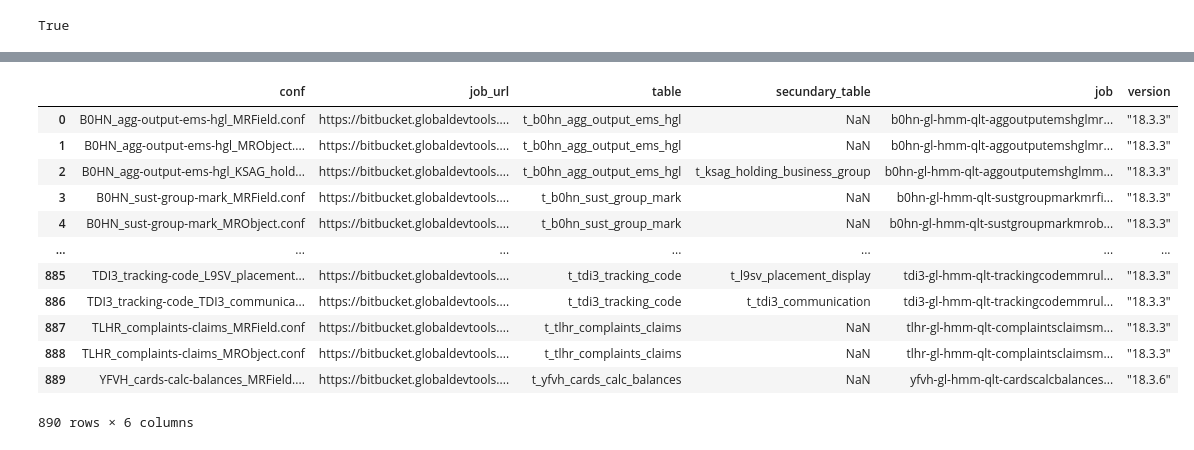
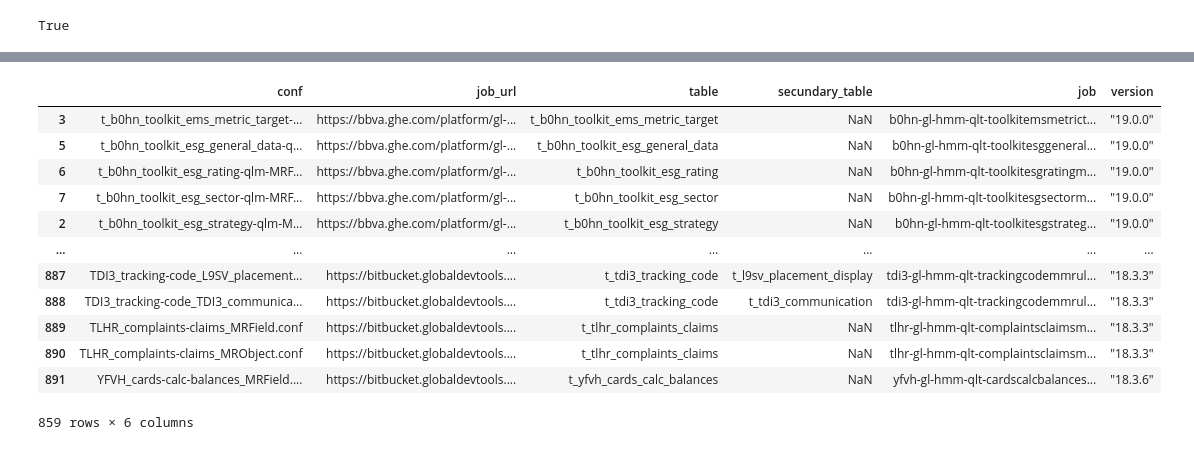
Before and after one commit to julenmontes/comprobacion_wip_JOBS, a Jupyter notebook: jobs_wip_conf_url_INTRAQ.ipynb, the cells around one changed output, grey strips where cells are left out. Drawn from its saved outputs; the diff is of its cells as text; code cells hidden in the pictures.

```diff
--- a/jobs_wip_conf_url_INTRAQ.ipynb
+++ b/jobs_wip_conf_url_INTRAQ.ipynb
@@ -199,21 +201,21 @@ other_job_ame = {
 # %% [markdown]
 WIP confs
 # %%
-cols = ['STATUS IMPLANTATION','TABLE (en C360)','Secondary Table (4.3-5.2-6.4)','Conf (MRField, ORField, OCField,...)', 'Conf name', 'version  FINISHED','Url conf\nv13.0.4 (new)','Url Extralibs','IMPLANTATION TYPE']
+cols = ['UUAA','STATUS IMPLANTATION','TABLE (en C360)','Secondary Table (4.3-5.2-6.4)','Conf (MRField, ORField, OCField,...)', 'Conf name', 'version  FINISHED','Url conf\nv13.0.4 (new)','Url Extralibs','IMPLANTATION TYPE']
 wip = pd.read_csv('wip_final.csv', header=1)[cols].dropna(subset='version  FINISHED')
-
 wip = wip[wip['STATUS IMPLANTATION']=="DELIVERED"]
 
 wip['version_simple'] = wip['version  FINISHED'].str.replace("5.0.15","5.0.1").str.replace(".","").astype(int)
-wip['unique_id'] = wip['TABLE (en C360)'].str[6:].str.replace('_','').str[:19] + wip['Conf name'].str.lower().str.split('_').str[-1].str.split('.').str[0]
-wip['NombreJob'] = wip['Conf name'].str[:4].str.lower() + '-' + 'gl' + '-' + 'hmm' + '-' + 'qlt' + '-' + wip['unique_id'] + '-'
+wip['unique_id'] = wip['TABLE (en C360)'].str[6:].str.replace('_','').str[:19] + wip['Conf name'].str.lower().str.split('-').str[-1].str.split('.').str[0]
+wip['NombreJob'] = wip['UUAA'].str[:4].str.lower() + '-' + 'gl' + '-' + 'hmm' + '-' + 'qlt' + '-' + wip['unique_id'] + '-'
 wip.sort_values(['version_simple','Url Extralibs','version_simple'], inplace=True, ascending=False)
 wip.drop_duplicates(subset=['Conf name','version_simple'], inplace=True)
 wip.reset_index(drop=True,inplace=True)
 print(wip.columns)
 print('\nNULOS:\n-----------')
 print(wip.isnull().sum())
-wip.columns = ['satus_implantation','table','secundary_table','conf_type','conf','version','ConfigURL','Extralibs','implantation','version_simple','unique_id','NombreJob']
+wip.columns = ['ua','status_implantation','table','secundary_table','conf_type','conf','version','ConfigURL','Extralibs','implantation','version_simple','unique_id','NombreJob']
+wip = wip[wip.conf.str.contains('-qlm-')]
 wip['len_unique_id'] = wip.unique_id.str.len()
 wip.tail(2)
 # %% [output]
@@ -272,5 +266,5 @@ print(wip['len_unique_id'].max())
 # %%
-wip_confs = wip.sort_values(by='version_simple',ascending=False)[['implantation','conf','ConfigURL','Extralibs','NombreJob','version','version_simple']]
+wip_confs = wip.sort_values(by='version_simple',ascending=False)[['implantation','conf','ConfigURL','Extralibs','NombreJob','version','version_simple','ua']]
 
 wip_confs['Extralibs'] = np.where(
     wip_confs['conf'].duplicated(keep=False),
@@ -286,7 +280,7 @@ wip_confs['NombreJobFinal'] = np.where(
     wip_confs['NombreJob'] + '01'
     )
 wip_confs = wip_confs.drop(columns=['NombreJob'])
-wip_confs['UA'] = wip_confs['conf'].str[:4].str.lower()
+wip_confs['UA'] = wip_confs['ua'].str.lower()
 wip_confs['len_NombreJobFinal'] = wip_confs.NombreJobFinal.str.len()
 
 if not UUAAs:
@@ -332,12 +318,12 @@ print(wip_confs['len_NombreJobFinal'].max())
 Revisamos ramas de cada directorio y creamos directorios
 # %%
 #Revisamos rama de cada directorio
-ruta_confs = "C:/Users/O005820/Documents/repositorios/GDH_c360_hammurabi_UUAAs/{}/glgldh360gloqlt/"
+ruta_confs = "C:/Users/O005820/Documents/repositorios/GDH_c360_hammurabi_UUAAs_GITHUB/{}/gl-cs-360-gdh-qlt-{}/"
 ramas = []
 print(UUAAs)
 for UA in UUAAs:
     print('- ',UA)
-    ruta_ua = ruta_confs.format(UA)
+    ruta_ua = ruta_confs.format(UA,UA)
     git = 'git -C {0} rev-parse --abbrev-ref HEAD'.format(ruta_ua)
     rama = str(os.popen(git).read()).strip()
     ramas.append(rama)
@@ -357,15 +347,14 @@ ramas unicas (siempre debemos actuar sobre una)
 # %%
 #Reseteamos directorios (eliminamos y volvemos a crear)
-ruta_confs = "C:/Users/O005820/Documents/repositorios/GDH_c360_hammurabi_UUAAs/{}/glgldh360gloqlt/"
+ruta_confs = "C:/Users/O005820/Documents/repositorios/GDH_c360_hammurabi_UUAAs_GITHUB/{}/gl-cs-360-gdh-qlt-{}/"
 geo_ruta_dict = {
     'europa': '01',
-    'america':'02',
     'america-ada':'02'
     }
 print(UUAAs)
 for UA in UUAAs:
     print(UA)
-    ruta_ua = ruta_confs.format(UA)
+    ruta_ua = ruta_confs.format(UA,UA)
     shutil.rmtree(ruta_ua+'/hammurabi/jobs/')
     for geo_ruta in geo_ruta_dict.keys():
         os.makedirs(ruta_ua+'/hammurabi/jobs/'+geo_ruta)
@@ -561,27 +553,28 @@ UUAAs SI afectadas:
 # %%
 conf_url_NEW = pd.DataFrame(conf_job_dict.items(), columns=['conf', 'job_url']).merge(wip[['table','secundary_table','conf']].drop_duplicates(subset='conf').dropna(subset=['table','conf']),how='left',on='conf')
 conf_url_NEW['job'] = conf_url_NEW.job_url.apply(lambda x: x.split('/')[-1])
 conf_url_NEW['job'] = conf_url_NEW.job.apply(lambda x: x.split('?')[0])
-conf_url_NEW['version'] = conf_url_NEW.job_url.str[-6:]
+# conf_url_NEW['version'] = conf_url_NEW.job_url.str[-6:]
+conf_url_NEW['version'] = conf_url_NEW.job_url.apply(lambda x:str(x).split('/blob/')[2].split('/hammurabi/')[0])
 conf_url = pd.concat([conf_url_OLD,conf_url_NEW],axis=0)
 conf_url['version'] = '"' + conf_url['version'].str.replace('"','') + '"'
 conf_url['type'] = conf_url.conf.str.extract(r'_(.{6,8}).conf').replace({'MRField':1, 'MRObject':2, 'MMRule':3})
 conf_url.sort_values(['table','type'], inplace=True)
 conf_url.drop(columns='type', inplace=True)
 conf_url.to_csv('wip_conf_url_NEW.csv',sep=';',index=False)
 conf_url
 # %% [output]
 |  | conf | job_url | table | secundary_table | job | version |
-| 0 | B0HN_agg-output-ems-hgl_MRField.conf | https://bitbucket.globaldevtools.... | t_b0hn_agg_output_ems_hgl | NaN | b0hn-gl-hmm-qlt-aggoutputemshglmr... | "18.3.3" |
-| 1 | B0HN_agg-output-ems-hgl_MRObject.... | https://bitbucket.globaldevtools.... | t_b0hn_agg_output_ems_hgl | NaN | b0hn-gl-hmm-qlt-aggoutputemshglmr... | "18.3.3" |
-| 2 | B0HN_agg-output-ems-hgl_KSAG_hold... | https://bitbucket.globaldevtools.... | t_b0hn_agg_output_ems_hgl | t_ksag_holding_business_group | b0hn-gl-hmm-qlt-aggoutputemshglmm... | "18.3.3" |
-| 3 | B0HN_sust-group-mark_MRField.conf | https://bitbucket.globaldevtools.... | t_b0hn_sust_group_mark | NaN | b0hn-gl-hmm-qlt-sustgroupmarkmrfi... | "18.3.3" |
-| 4 | B0HN_sust-group-mark_MRObject.conf | https://bitbucket.globaldevtools.... | t_b0hn_sust_group_mark | NaN | b0hn-gl-hmm-qlt-sustgroupmarkmrob... | "18.3.3" |
+| 3 | t_b0hn_toolkit_ems_metric_target-... | https://bbva.ghe.com/platform/gl-... | t_b0hn_toolkit_ems_metric_target | NaN | b0hn-gl-hmm-qlt-toolkitemsmetrict... | "19.0.0" |
+| 5 | t_b0hn_toolkit_esg_general_data-q... | https://bbva.ghe.com/platform/gl-... | t_b0hn_toolkit_esg_general_data | NaN | b0hn-gl-hmm-qlt-toolkitesggeneral... | "19.0.0" |
+| 6 | t_b0hn_toolkit_esg_rating-qlm-MRF... | https://bbva.ghe.com/platform/gl-... | t_b0hn_toolkit_esg_rating | NaN | b0hn-gl-hmm-qlt-toolkitesgratingm... | "19.0.0" |
+| 7 | t_b0hn_toolkit_esg_sector-qlm-MRF... | https://bbva.ghe.com/platform/gl-... | t_b0hn_toolkit_esg_sector | NaN | b0hn-gl-hmm-qlt-toolkitesgsectorm... | "19.0.0" |
+| 2 | t_b0hn_toolkit_esg_strategy-qlm-M... | https://bbva.ghe.com/platform/gl-... | t_b0hn_toolkit_esg_strategy | NaN | b0hn-gl-hmm-qlt-toolkitesgstrateg... | "19.0.0" |
 | ... | ... | ... | ... | ... | ... | ... |
-| 885 | TDI3_tracking-code_L9SV_placement... | https://bitbucket.globaldevtools.... | t_tdi3_tracking_code | t_l9sv_placement_display | tdi3-gl-hmm-qlt-trackingcodemmrul... | "18.3.3" |
-| 886 | TDI3_tracking-code_TDI3_communica... | https://bitbucket.globaldevtools.... | t_tdi3_tracking_code | t_tdi3_communication | tdi3-gl-hmm-qlt-trackingcodemmrul... | "18.3.3" |
-| 887 | TLHR_complaints-claims_MRField.conf | https://bitbucket.globaldevtools.... | t_tlhr_complaints_claims | NaN | tlhr-gl-hmm-qlt-complaintsclaimsm... | "18.3.3" |
-| 888 | TLHR_complaints-claims_MRObject.conf | https://bitbucket.globaldevtools.... | t_tlhr_complaints_claims | NaN | tlhr-gl-hmm-qlt-complaintsclaimsm... | "18.3.3" |
-| 889 | YFVH_cards-calc-balances_MRField.... | https://bitbucket.globaldevtools.... | t_yfvh_cards_calc_balances | NaN | yfvh-gl-hmm-qlt-cardscalcbalances... | "18.3.6" |
+| 887 | TDI3_tracking-code_L9SV_placement... | https://bitbucket.globaldevtools.... | t_tdi3_tracking_code | t_l9sv_placement_display | tdi3-gl-hmm-qlt-trackingcodemmrul... | "18.3.3" |
+| 888 | TDI3_tracking-code_TDI3_communica... | https://bitbucket.globaldevtools.... | t_tdi3_tracking_code | t_tdi3_communication | tdi3-gl-hmm-qlt-trackingcodemmrul... | "18.3.3" |
+| 889 | TLHR_complaints-claims_MRField.conf | https://bitbucket.globaldevtools.... | t_tlhr_complaints_claims | NaN | tlhr-gl-hmm-qlt-complaintsclaimsm... | "18.3.3" |
+| 890 | TLHR_complaints-claims_MRObject.conf | https://bitbucket.globaldevtools.... | t_tlhr_complaints_claims | NaN | tlhr-gl-hmm-qlt-complaintsclaimsm... | "18.3.3" |
+| 891 | YFVH_cards-calc-balances_MRField.... | https://bitbucket.globaldevtools.... | t_yfvh_cards_calc_balances | NaN | yfvh-gl-hmm-qlt-cardscalcbalances... | "18.3.6" |
-890 rows × 6 columns
+859 rows × 6 columns
 # %%
```
Also changed, not shown: parts of 20 cells of this notebook, 10 other files.
